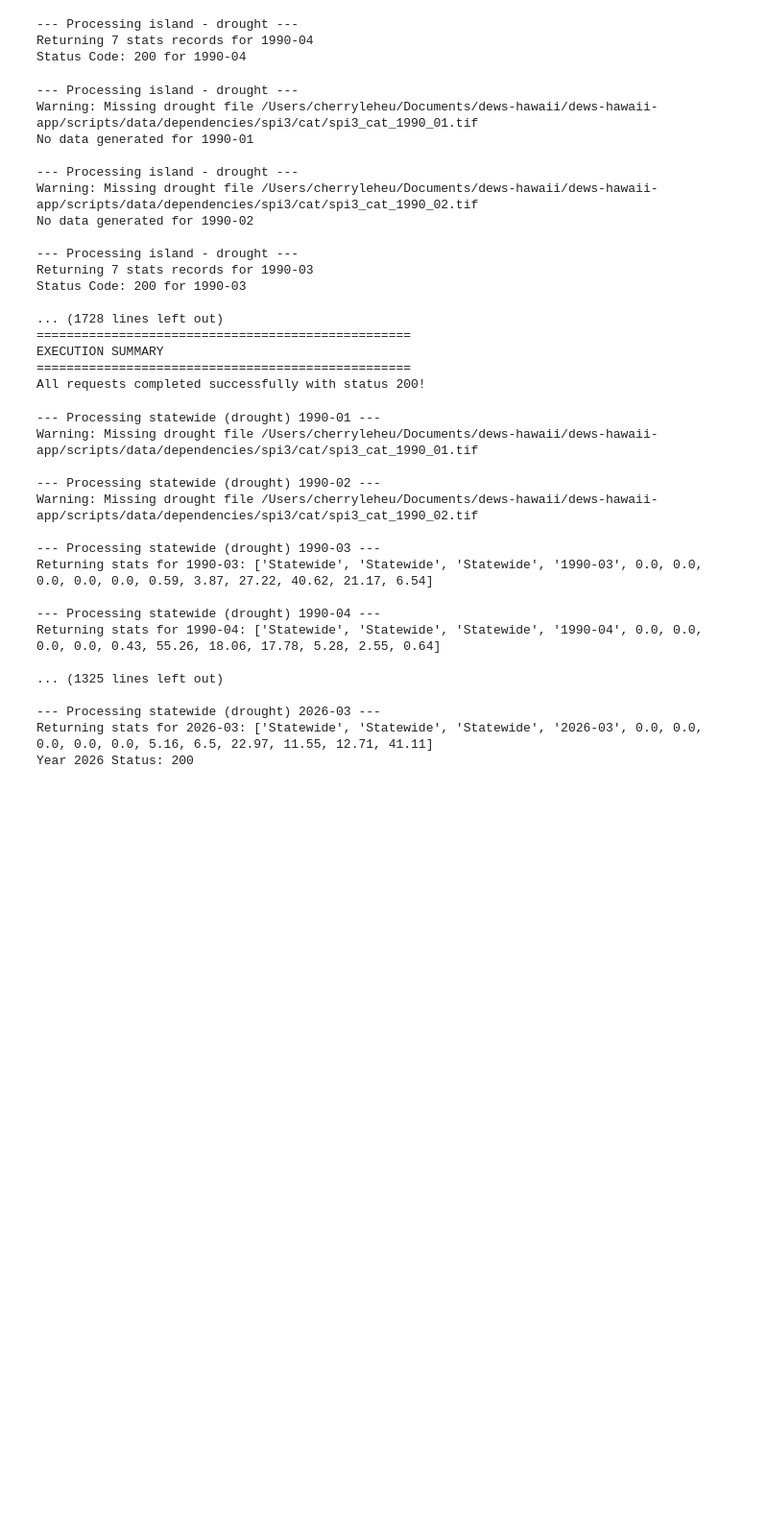
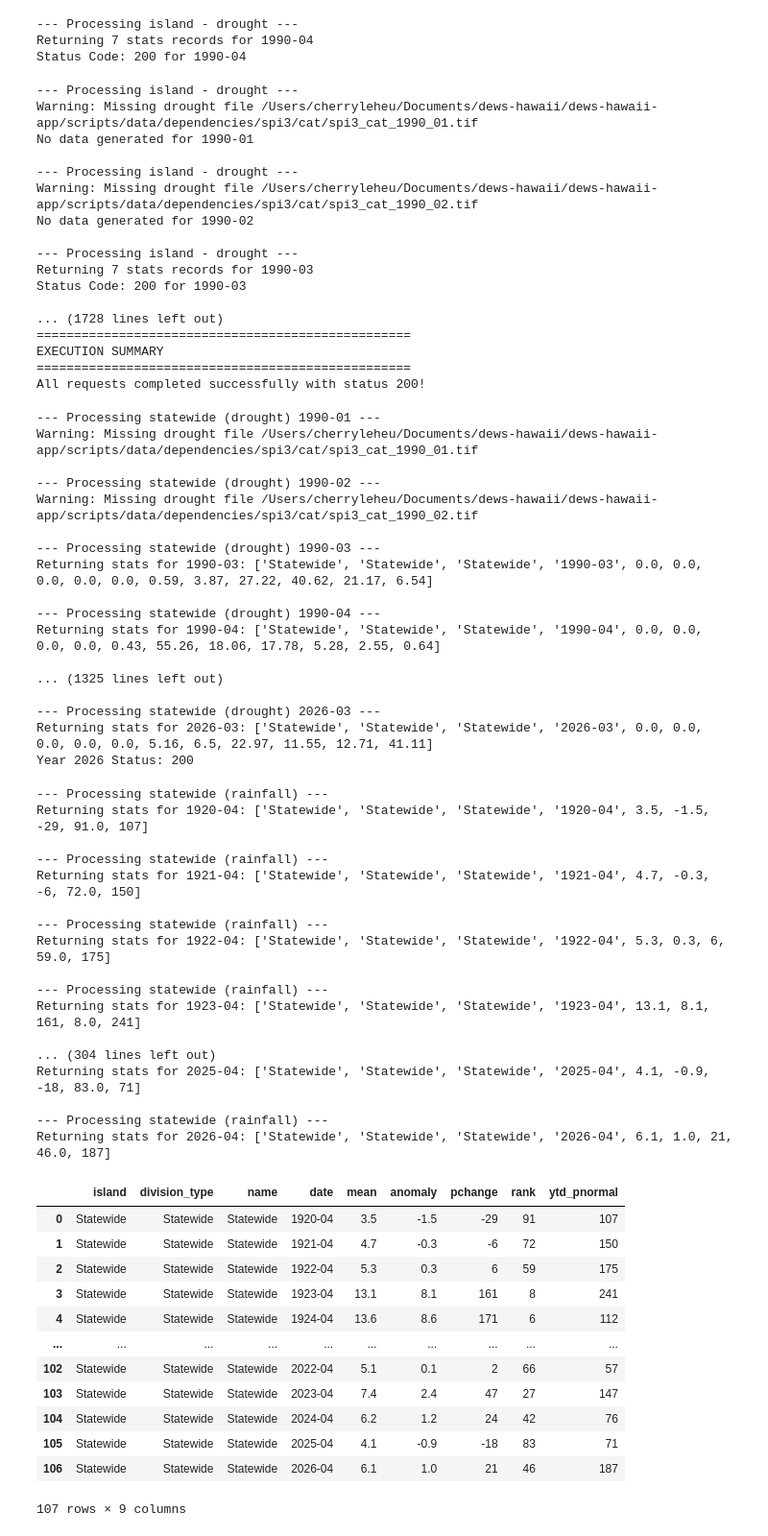
Before and after one commit to cherryleh/climate-summary, a Jupyter notebook: dews-hawaii-app/scripts/database_backfilling.ipynb, the cells around one changed output. Shown at 96% size. Cells and saved outputs as stored; diff of their text form; code cells hidden in the pictures; blank space fills up the shorter version.

```diff
--- a/dews-hawaii-app/scripts/database_backfilling.ipynb
+++ b/dews-hawaii-app/scripts/database_backfilling.ipynb
@@ -232,8 +185,8 @@ def get_statewide_stats(dataset, year, month):
 
       record = {
           "date": curr_date,
-          "mean": round(mean_val, 1),
-          "anomaly": round(anomaly, 1),
+          "mean": round(mean_val, 2),
+          "anomaly": round(anomaly, 2),
           "pchange": int(round(pchange, 0)),
       }
       if dataset == "temperature":
@@ -426,12 +379,12 @@ def get_stats(division, dataset, year, month):
 # %%
 import requests
 
-dataset = "temperature"
+dataset = "rainfall"
 url = f"https://api.hcdp.ikewai.org/mesonet/climate_report/{dataset}_stats"
 
-start_year = 1990
+start_year = 1920
 end_year = 2026
-current_month_limit = 3
+current_month_limit = 4
 
 failed_requests = []
 
@@ -854,3 +807,57 @@ Returning stats for 1990-04: ['Statewide', 'Statewide', 'Statewide', '1990-04',
 --- Processing statewide (drought) 2026-03 ---
 Returning stats for 2026-03: ['Statewide', 'Statewide', 'Statewide', '2026-03', 0.0, 0.0, 0.0, 0.0, 0.0, 5.16, 6.5, 22.97, 11.55, 12.71, 41.11]
 Year 2026 Status: 200
+# %%
+# Calculate April rainfall stats and rankings across all years since 1920
+
+month = 4  # April
+divisions = ["moku", "climate", "ahupuaa", "county"]
+
+all_rows = []
+for year in range(1920, 2027):
+
+    try:
+        statewide = get_statewide_stats("rainfall", year, month)
+        if statewide:
+            all_rows.append(statewide)
+    except Exception as e:
+        print(f"Skipping statewide {year}: {e}")
+
+cols = ["island", "division_type", "name", "date", "mean", "anomaly", "pchange", "rank", "ytd_pnormal"]
+april_df = pd.DataFrame(all_rows, columns=cols)
+
+april_df["rank"] = pd.to_numeric(april_df["rank"], errors="coerce").astype("Int64")
+april_df = april_df.sort_values(["name", "date"]).reset_index(drop=True)
+
+display(april_df)
+# %% [output]
+--- Processing statewide (rainfall) ---
+Returning stats for 1920-04: ['Statewide', 'Statewide', 'Statewide', '1920-04', 3.5, -1.5, -29, 91.0, 107]
+
+--- Processing statewide (rainfall) ---
+Returning stats for 1921-04: ['Statewide', 'Statewide', 'Statewide', '1921-04', 4.7, -0.3, -6, 72.0, 150]
+
+--- Processing statewide (rainfall) ---
+Returning stats for 1922-04: ['Statewide', 'Statewide', 'Statewide', '1922-04', 5.3, 0.3, 6, 59.0, 175]
+
+--- Processing statewide (rainfall) ---
+Returning stats for 1923-04: ['Statewide', 'Statewide', 'Statewide', '1923-04', 13.1, 8.1, 161, 8.0, 241]
+
+... (304 lines left out)
+Returning stats for 2025-04: ['Statewide', 'Statewide', 'Statewide', '2025-04', 4.1, -0.9, -18, 83.0, 71]
+
+--- Processing statewide (rainfall) ---
+Returning stats for 2026-04: ['Statewide', 'Statewide', 'Statewide', '2026-04', 6.1, 1.0, 21, 46.0, 187]
+|  | island | division_type | name | date | mean | anomaly | pchange | rank | ytd_pnormal |
+| 0 | Statewide | Statewide | Statewide | 1920-04 | 3.5 | -1.5 | -29 | 91 | 107 |
+| 1 | Statewide | Statewide | Statewide | 1921-04 | 4.7 | -0.3 | -6 | 72 | 150 |
+| 2 | Statewide | Statewide | Statewide | 1922-04 | 5.3 | 0.3 | 6 | 59 | 175 |
+| 3 | Statewide | Statewide | Statewide | 1923-04 | 13.1 | 8.1 | 161 | 8 | 241 |
+| 4 | Statewide | Statewide | Statewide | 1924-04 | 13.6 | 8.6 | 171 | 6 | 112 |
+| ... | ... | ... | ... | ... | ... | ... | ... | ... | ... |
+| 102 | Statewide | Statewide | Statewide | 2022-04 | 5.1 | 0.1 | 2 | 66 | 57 |
+| 103 | Statewide | Statewide | Statewide | 2023-04 | 7.4 | 2.4 | 47 | 27 | 147 |
+| 104 | Statewide | Statewide | Statewide | 2024-04 | 6.2 | 1.2 | 24 | 42 | 76 |
+| 105 | Statewide | Statewide | Statewide | 2025-04 | 4.1 | -0.9 | -18 | 83 | 71 |
+| 106 | Statewide | Statewide | Statewide | 2026-04 | 6.1 | 1.0 | 21 | 46 | 187 |
+107 rows × 9 columns
```
Also changed, not shown: parts of 4 cells of this notebook, 6 other files.
